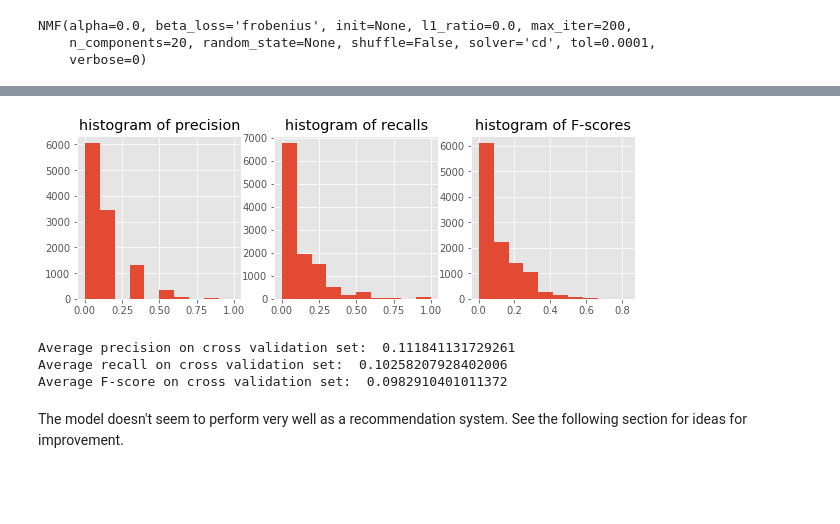
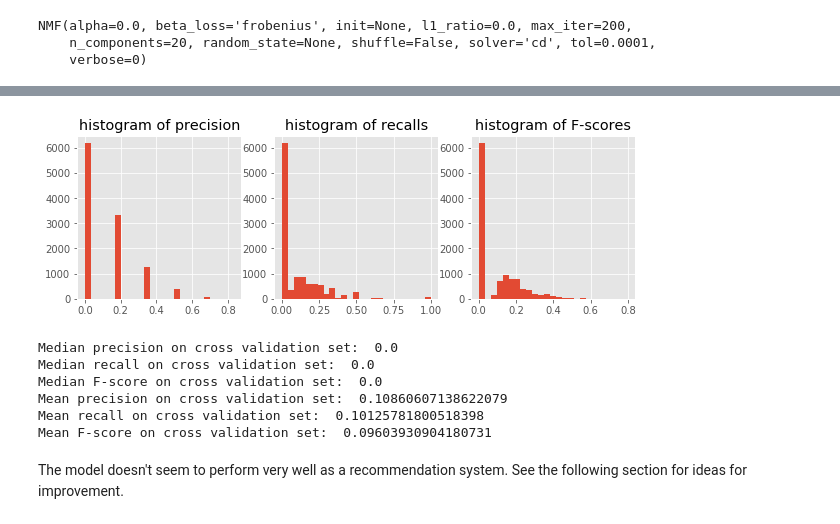
Before and after one commit to irishryoon/recipes, a Jupyter notebook: ingredients_recommendation.ipynb, the cells around one changed output, grey strips where cells are left out. Drawn from its saved outputs; the diff is of its cells as text; code cells hidden in the pictures; blank space fills up the shorter version.

```diff
--- a/ingredients_recommendation.ipynb
+++ b/ingredients_recommendation.ipynb
@@ -923,29 +923,36 @@ for i in random.sample(range(len(existing_ing)),5):
 # %%
 scores = [compute_scores(recommend[i], missing_ing[i]) for i in range(len(missing_ing))]
 
 precisions = [item[0] for item in scores]
 recalls = [item[1] for item in scores]
 Fscores = [item[2] for item in scores]
 
 fig, ax = plt.subplots(ncols = 3, figsize = (10,3))
-ax[0].hist(precisions)
+ax[0].hist(precisions, bins = 25)
 ax[0].set_title('histogram of precision')
 
-ax[1].hist(recalls)
+ax[1].hist(recalls, bins = 25)
 ax[1].set_title('histogram of recalls')
 
-ax[2].hist(Fscores)
+ax[2].hist(Fscores, bins = 25)
 ax[2].set_title('histogram of F-scores')
 plt.show()
 
-print("Average precision on cross validation set: ", statistics.mean(precisions) )
-print("Average recall on cross validation set: ", statistics.mean(recalls) )
-print("Average F-score on cross validation set: ", statistics.mean(Fscores) )
+print("Median precision on cross validation set: ", statistics.median(precisions) )
+print("Median recall on cross validation set: ", statistics.median(recalls) )
+print("Median F-score on cross validation set: ", statistics.median(Fscores) )
+
+print("Mean precision on cross validation set: ", statistics.mean(precisions) )
+print("Mean recall on cross validation set: ", statistics.mean(recalls) )
+print("Mean F-score on cross validation set: ", statistics.mean(Fscores) )
 # %% [output]
-[figure, old version]
+[figure, new version]
-Average precision on cross validation set:  0.111841131729261
-Average recall on cross validation set:  0.10258207928402006
-Average F-score on cross validation set:  0.0982910401011372
+Median precision on cross validation set:  0.0
+Median recall on cross validation set:  0.0
+Median F-score on cross validation set:  0.0
+Mean precision on cross validation set:  0.10860607138622079
+Mean recall on cross validation set:  0.10125781800518398
+Mean F-score on cross validation set:  0.09603930904180731
 # %% [markdown]
 The model doesn't seem to perform very well as a recommendation system. See the following section for ideas for improvement.
 # %% [markdown]
```
Also changed, not shown: parts of 18 cells of this notebook.
